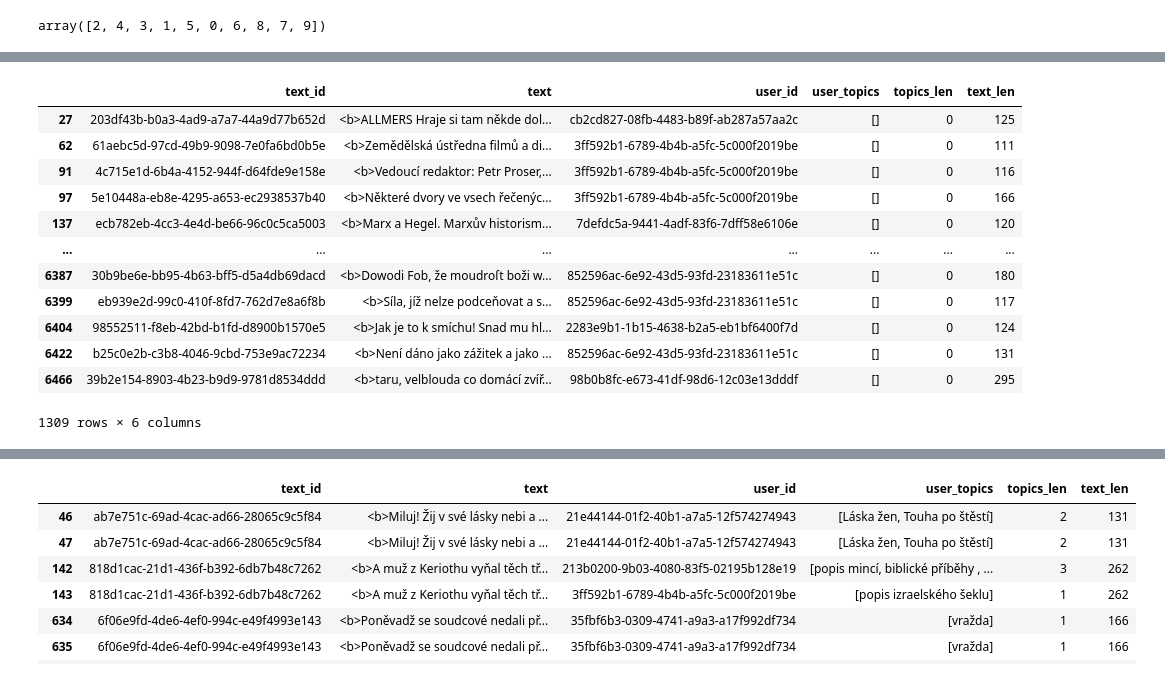
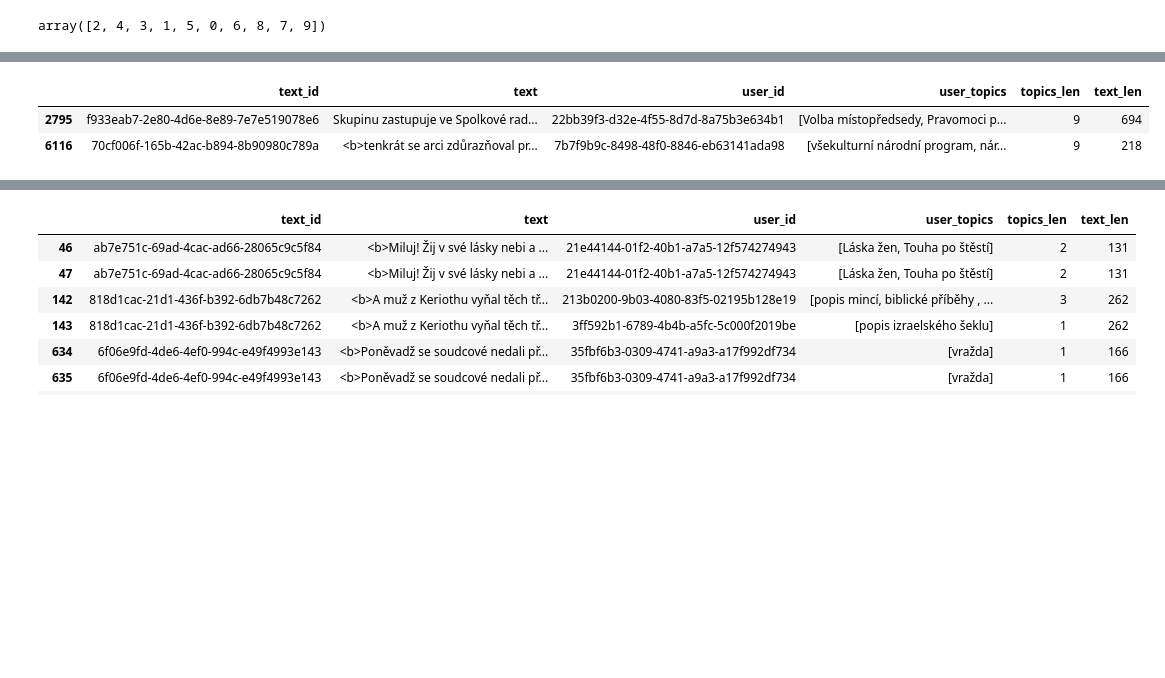
Before and after one commit to Ajchler/knn-fit, a Jupyter notebook: simple-stats.ipynb, the cells around one changed output, grey strips where cells are left out. Saved outputs shown, nothing was run; the diff lists cells and outputs as text; code cells hidden in the pictures; blank space fills up the shorter version.

```diff
--- a/simple-stats.ipynb
+++ b/simple-stats.ipynb
@@ -63,17 +63,7 @@ ax.set_xticks([0,1,2,3,4,5,6,7,8])
 # %%
-df.query("topics_len == 0")
+df.query("topics_len == 9")
 # %% [output]
 |  | text_id | text | user_id | user_topics | topics_len | text_len |
-| 27 | 203df43b-b0a3-4ad9-a7a7-44a9d77b652d | <b>ALLMERS Hraje si tam někde dol... | cb2cd827-08fb-4483-b89f-ab287a57aa2c | [] | 0 | 125 |
-| 62 | 61aebc5d-97cd-49b9-9098-7e0fa6bd0b5e | <b>Zemědělská ústředna filmů a di... | 3ff592b1-6789-4b4b-a5fc-5c000f2019be | [] | 0 | 111 |
-| 91 | 4c715e1d-6b4a-4152-944f-d64fde9e158e | <b>Vedoucí redaktor: Petr Proser,... | 3ff592b1-6789-4b4b-a5fc-5c000f2019be | [] | 0 | 116 |
-| 97 | 5e10448a-eb8e-4295-a653-ec2938537b40 | <b>Některé dvory ve vsech řečenýc... | 3ff592b1-6789-4b4b-a5fc-5c000f2019be | [] | 0 | 166 |
-| 137 | ecb782eb-4cc3-4e4d-be66-96c0c5ca5003 | <b>Marx a Hegel. Marxův historism... | 7defdc5a-9441-4adf-83f6-7dff58e6106e | [] | 0 | 120 |
-| ... | ... | ... | ... | ... | ... | ... |
-| 6387 | 30b9be6e-bb95-4b63-bff5-d5a4db69dacd | <b>Dowodi Fob, že moudroſt boži w... | 852596ac-6e92-43d5-93fd-23183611e51c | [] | 0 | 180 |
-| 6399 | eb939e2d-99c0-410f-8fd7-762d7e8a6f8b | <b>Síla, jíž nelze podceňovat a s... | 852596ac-6e92-43d5-93fd-23183611e51c | [] | 0 | 117 |
-| 6404 | 98552511-f8eb-42bd-b1fd-d8900b1570e5 | <b>Jak je to k smíchu! Snad mu hl... | 2283e9b1-1b15-4638-b2a5-eb1bf6400f7d | [] | 0 | 124 |
-| 6422 | b25c0e2b-c3b8-4046-9cbd-753e9ac72234 | <b>Není dáno jako zážitek a jako ... | 852596ac-6e92-43d5-93fd-23183611e51c | [] | 0 | 131 |
-| 6466 | 39b2e154-8903-4b23-b9d9-9781d8534ddd | <b>taru, velblouda co domácí zvíř... | 98b0b8fc-e673-41df-98d6-12c03e13dddf | [] | 0 | 295 |
+| 2795 | f933eab7-2e80-4d6e-8e89-7e7e519078e6 | Skupinu zastupuje ve Spolkové rad... | 22bb39f3-d32e-4f55-8d7d-8a75b3e634b1 | [Volba místopředsedy, Pravomoci p... | 9 | 694 |
+| 6116 | 70cf006f-165b-42ac-b894-8b90980c789a | <b>tenkrát se arci zdůrazňoval pr... | 7b7f9b9c-8498-48f0-8846-eb63141ada98 | [všekulturní národní program, nár... | 9 | 218 |
-1309 rows × 6 columns
 # %%
```
Also changed, not shown: parts of 7 cells of this notebook.
